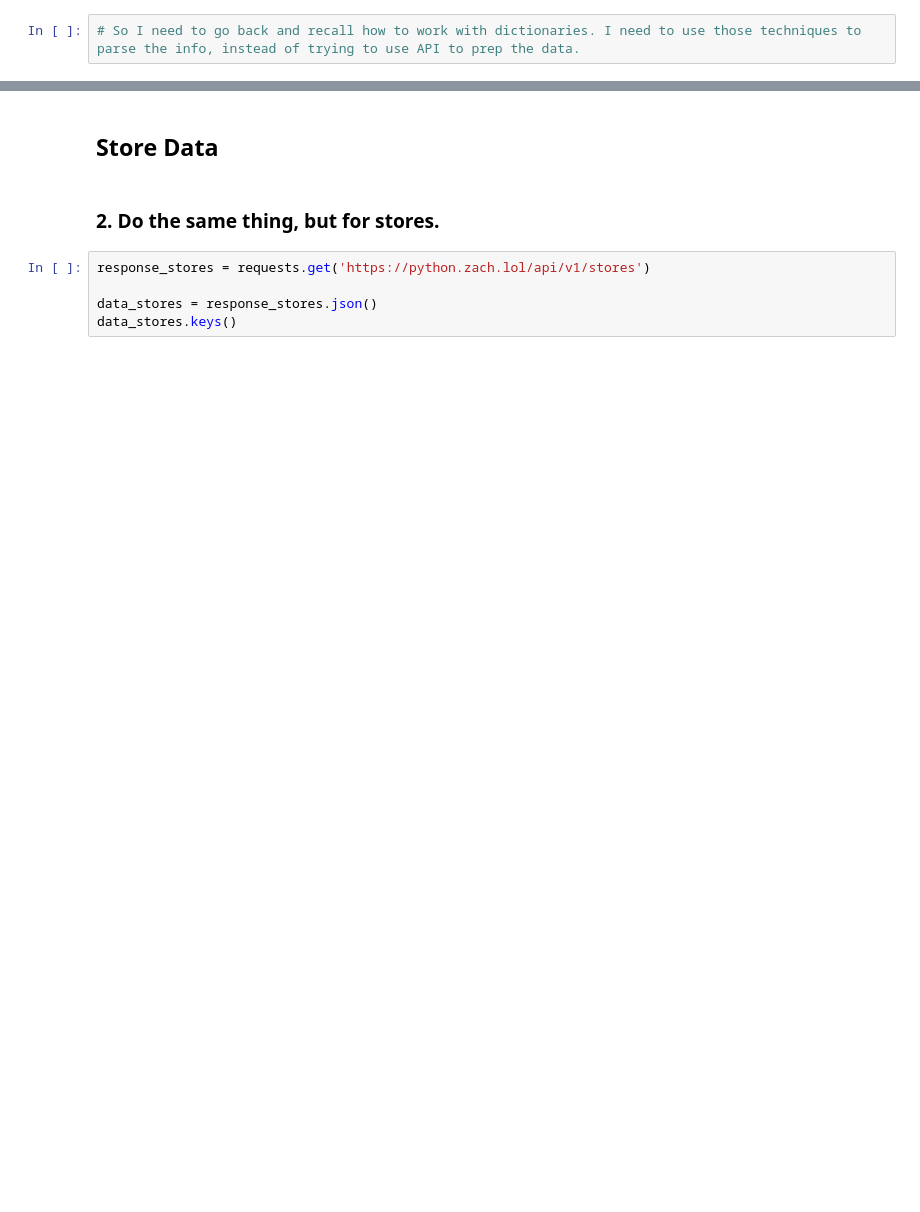
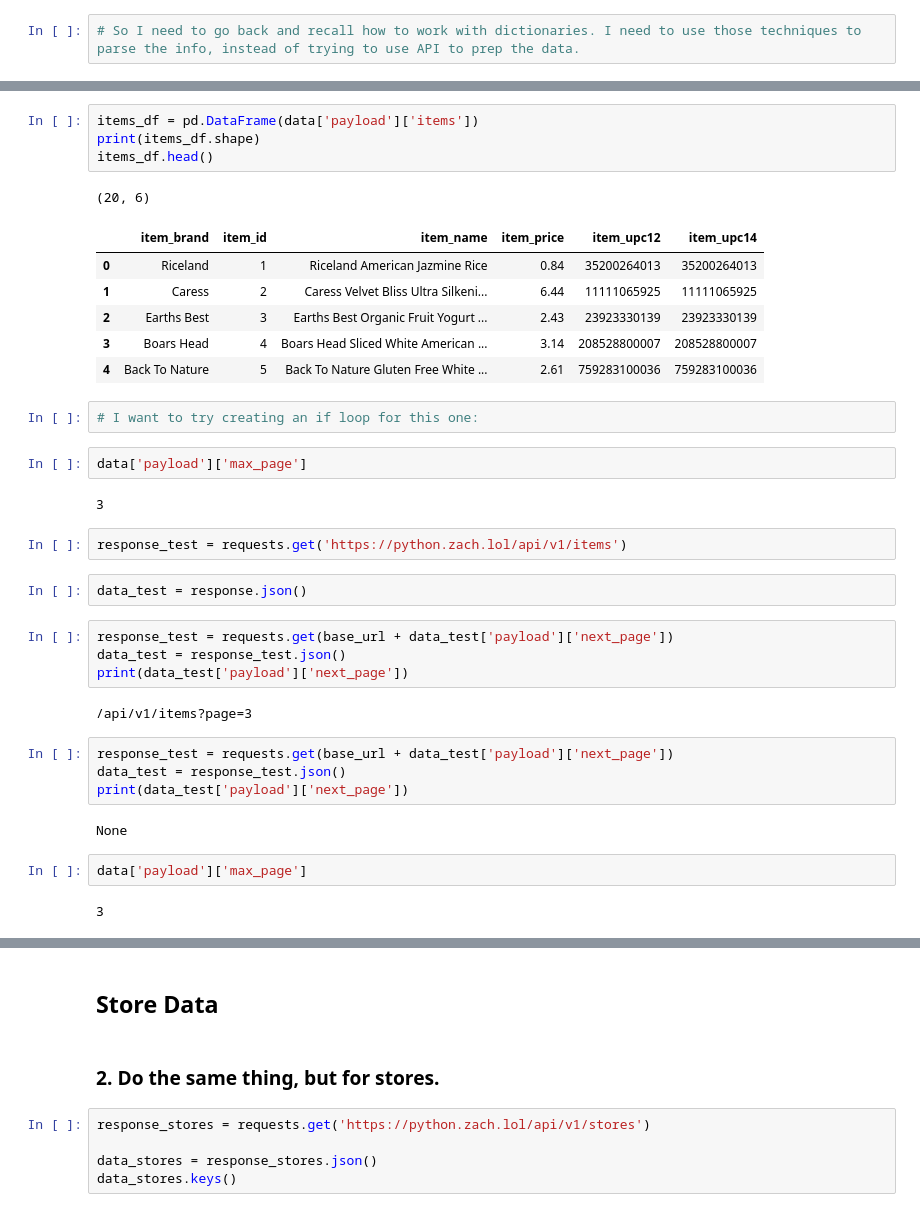
Before and after one commit to lukewbecker/time-series-exercises, a Jupyter notebook: acquire_exercises.ipynb, the cells around one changed output, grey strips where cells are left out. Saved outputs shown, nothing was run; the diff lists cells and outputs as text; blank space fills up the shorter version.

```diff
--- a/acquire_exercises.ipynb
+++ b/acquire_exercises.ipynb
@@ -74,0 +148,38 @@ items.head()
+# %%
+items_df = pd.DataFrame(data['payload']['items'])
+print(items_df.shape)
+items_df.head()
+# %% [output]
+(20, 6)
+|  | item_brand | item_id | item_name | item_price | item_upc12 | item_upc14 |
+| 0 | Riceland | 1 | Riceland American Jazmine Rice | 0.84 | 35200264013 | 35200264013 |
+| 1 | Caress | 2 | Caress Velvet Bliss Ultra Silkeni... | 6.44 | 11111065925 | 11111065925 |
+| 2 | Earths Best | 3 | Earths Best Organic Fruit Yogurt ... | 2.43 | 23923330139 | 23923330139 |
+| 3 | Boars Head | 4 | Boars Head Sliced White American ... | 3.14 | 208528800007 | 208528800007 |
+| 4 | Back To Nature | 5 | Back To Nature Gluten Free White ... | 2.61 | 759283100036 | 759283100036 |
+# %%
+# I want to try creating an if loop for this one:
+# %%
+data['payload']['max_page']
+# %% [output]
+3
+# %%
+response_test = requests.get('https://python.zach.lol/api/v1/items')
+# %%
+data_test = response.json()
+# %%
+response_test = requests.get(base_url + data_test['payload']['next_page'])
+data_test = response_test.json()
+print(data_test['payload']['next_page'])
+# %% [output]
+/api/v1/items?page=3
+# %%
+response_test = requests.get(base_url + data_test['payload']['next_page'])
+data_test = response_test.json()
+print(data_test['payload']['next_page'])
+# %% [output]
+None
+# %%
+data['payload']['max_page']
+# %% [output]
+3
```
Also changed, not shown: parts of 43 cells of this notebook, 1 other file.
